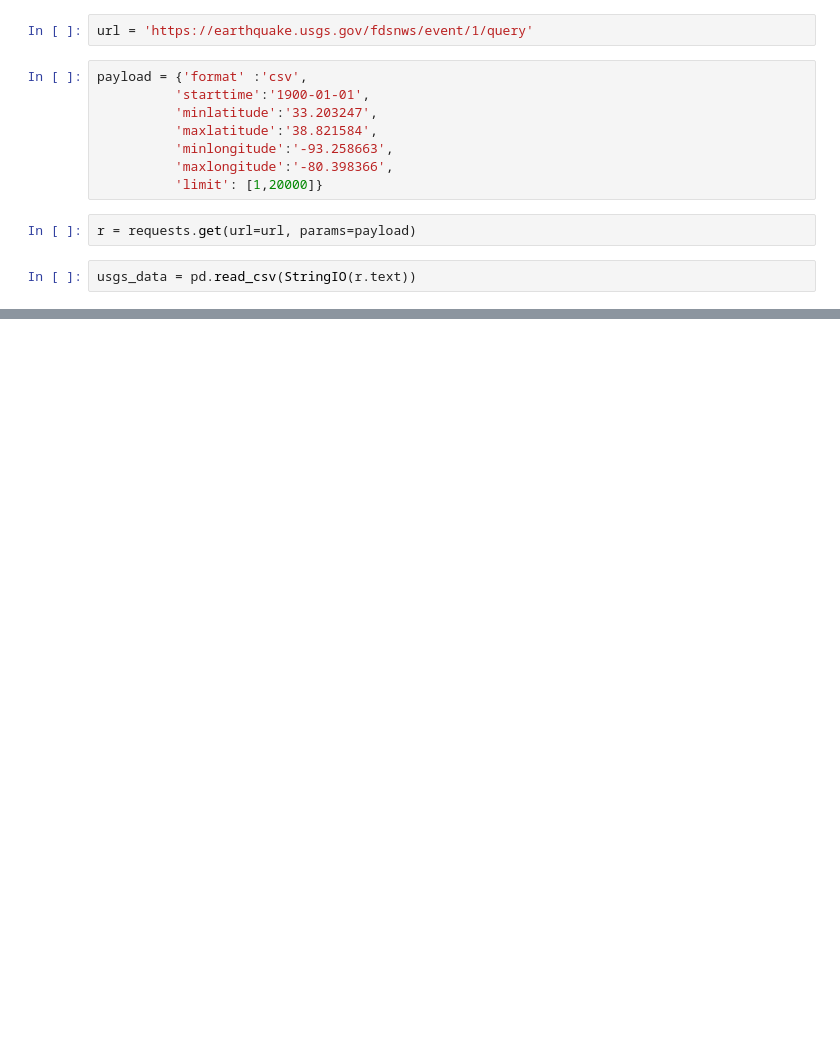
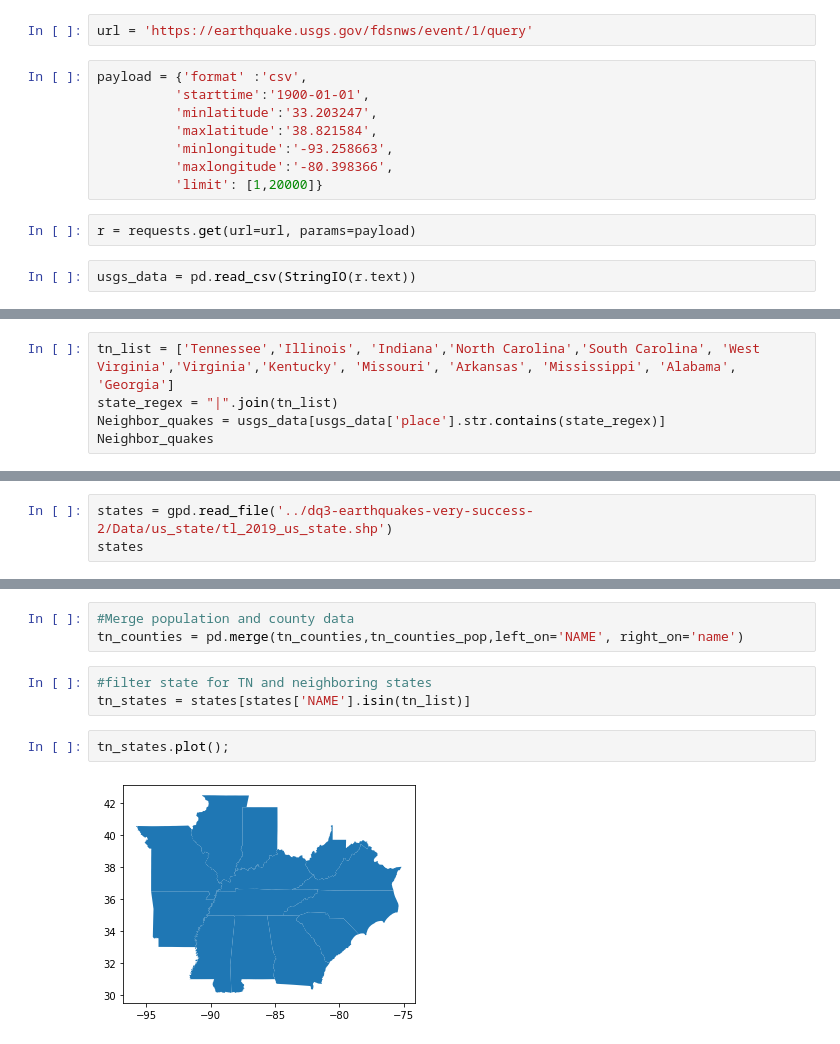
Before and after one commit to nss-data-science-cohort-4/dq3-earthquakes-very-success-2, a Jupyter notebook: USGS API Data.ipynb, the cells around one changed output, grey strips where cells are left out. Drawn from its saved outputs; the diff is of its cells as text; blank space fills up the shorter version.

```diff
--- a/USGS API Data.ipynb
+++ b/USGS API Data.ipynb
@@ -46,0 +49,5 @@ DriverError: Unable to open tl_2019_us_statex.shp or tl_2019_us_statex.SHP.
+# %%
+tn_list = ['Tennessee','Illinois', 'Indiana','North Carolina','South Carolina', 'West Virginia','Virginia','Kentucky', 'Missouri', 'Arkansas', 'Mississippi', 'Alabama', 'Georgia']
+state_regex = "|".join(tn_list)
+Neighbor_quakes = usgs_data[usgs_data['place'].str.contains(state_regex)]
+Neighbor_quakes
@@ -46,0 +104,3 @@ DriverError: Unable to open tl_2019_us_statex.shp or tl_2019_us_statex.SHP.
+# %%
+states = gpd.read_file('../dq3-earthquakes-very-success-2/Data/us_state/tl_2019_us_state.shp')
+states
@@ -46,0 +158,10 @@ DriverError: Unable to open tl_2019_us_statex.shp or tl_2019_us_statex.SHP.
+# %%
+#Merge population and county data
+tn_counties = pd.merge(tn_counties,tn_counties_pop,left_on='NAME', right_on='name')
+# %%
+#filter state for TN and neighboring states
+tn_states = states[states['NAME'].isin(tn_list)]
+# %%
+tn_states.plot();
+# %% [output]
+[figure, added]
```
Also changed, not shown: parts of 52 cells of this notebook.
